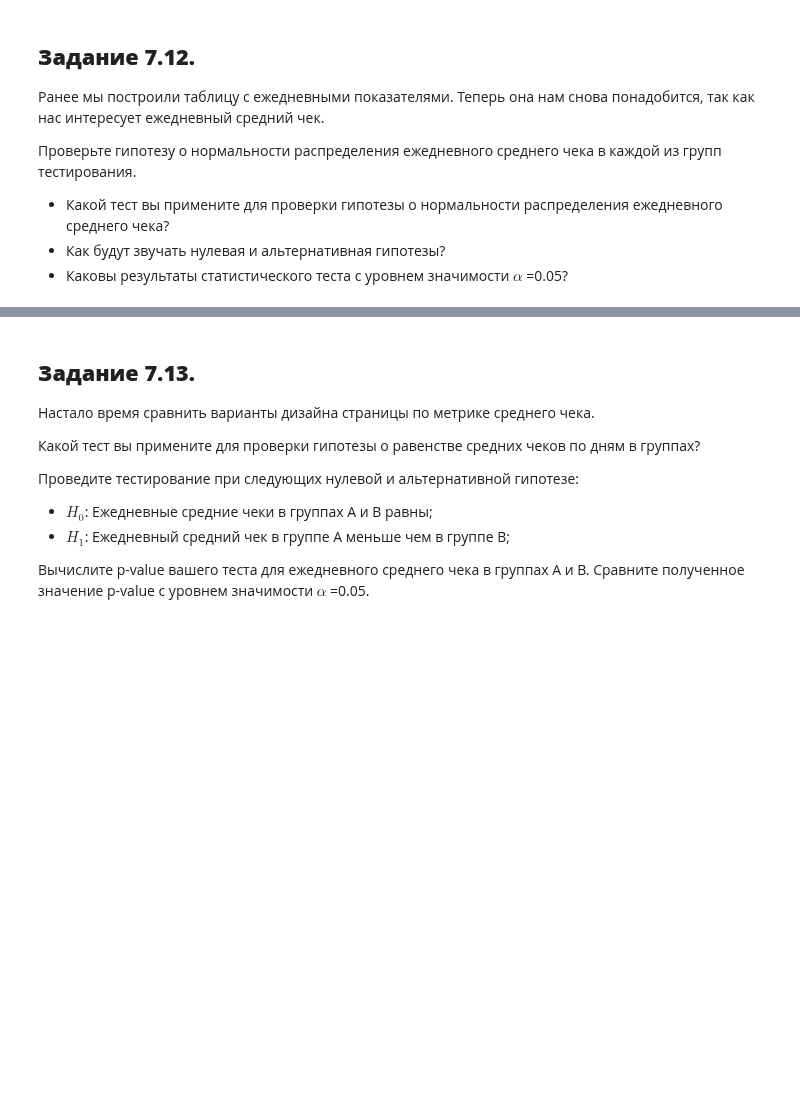
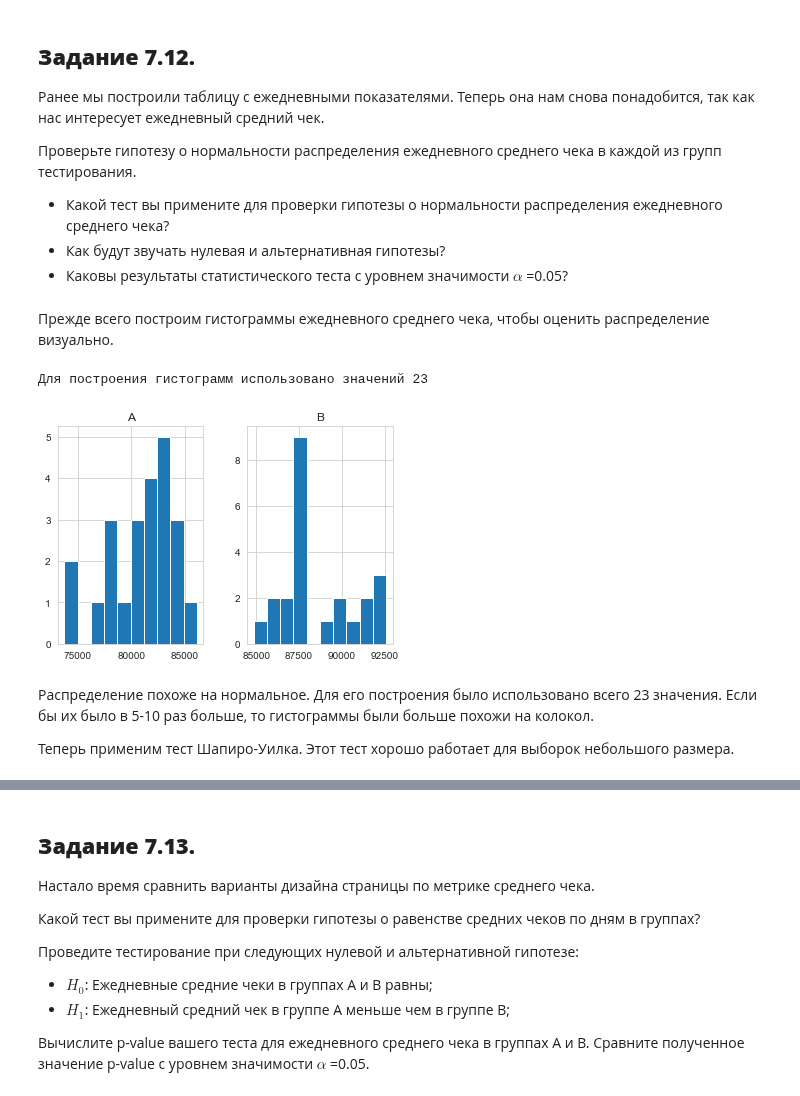
Before and after one commit to evpozdniakov/ds_projects, a Jupyter notebook: hw3/ab_testing.ipynb, the cells around one changed output, grey strips where cells are left out. Cells and saved outputs as stored; diff of their text form; code cells hidden in the pictures; blank space fills up the shorter version.

```diff
--- a/hw3/ab_testing.ipynb
+++ b/hw3/ab_testing.ipynb
@@ -500,0 +621,14 @@ print([x for x in ax.get_yticklabels()])
+# %% [markdown]
+Прежде всего построим гистограммы ежедневного среднего чека, чтобы оценить распределение визуально.
+# %%
+data_by_date_pvt = data_by_date.pivot(index='date', columns='group', values='mean_check')
+data_by_date_pvt.hist();
+
+print(f'Для построения гистограмм использовано значений {data_by_date_pvt.shape[0]}')
+# %% [output]
+Для построения гистограмм использовано значений 23
+[figure, added]
+# %% [markdown]
+Распределение похоже на нормальное. Для его построения было использовано всего 23 значения. Если бы их было в 5-10 раз больше, то гистограммы были больше похожи на колокол.
+
+Теперь применим тест Шапиро-Уилка. Этот тест хорошо работает для выборок небольшого размера.
```
Also changed, not shown: parts of 19 cells of this notebook.
